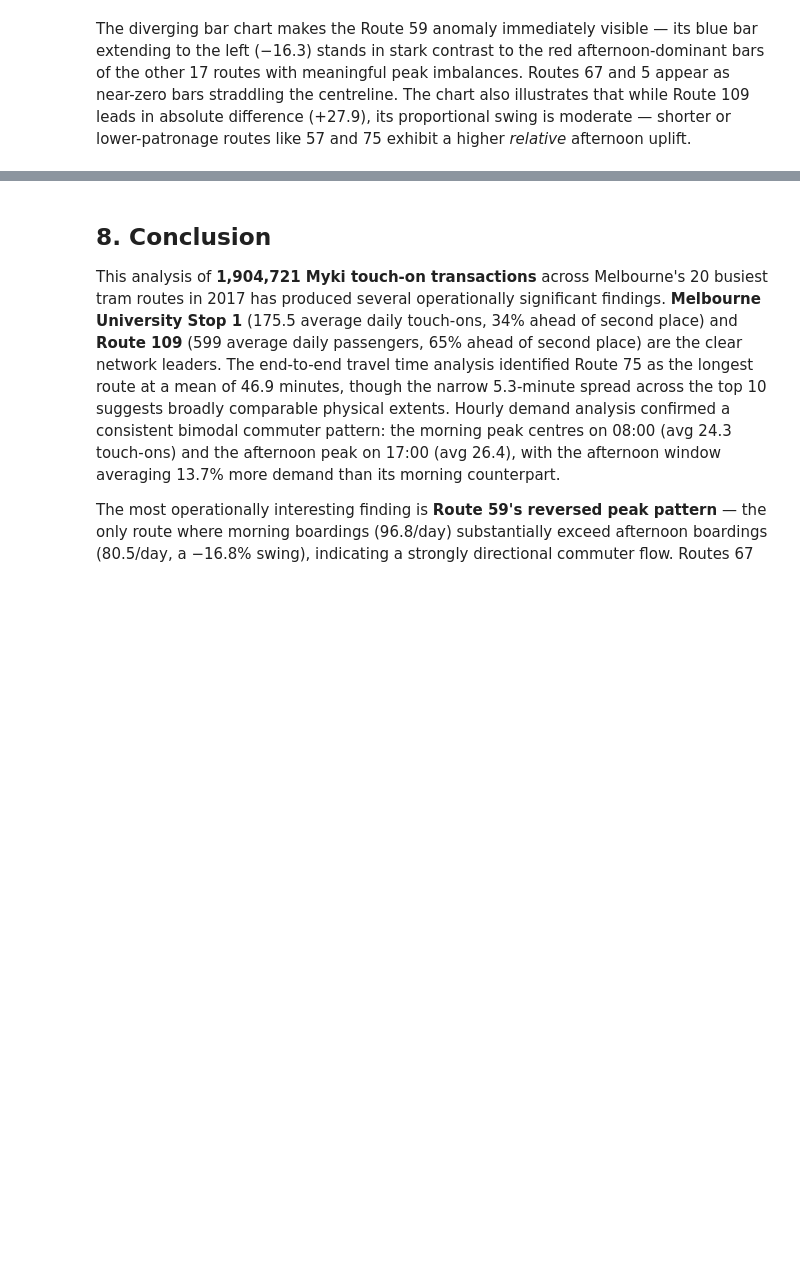
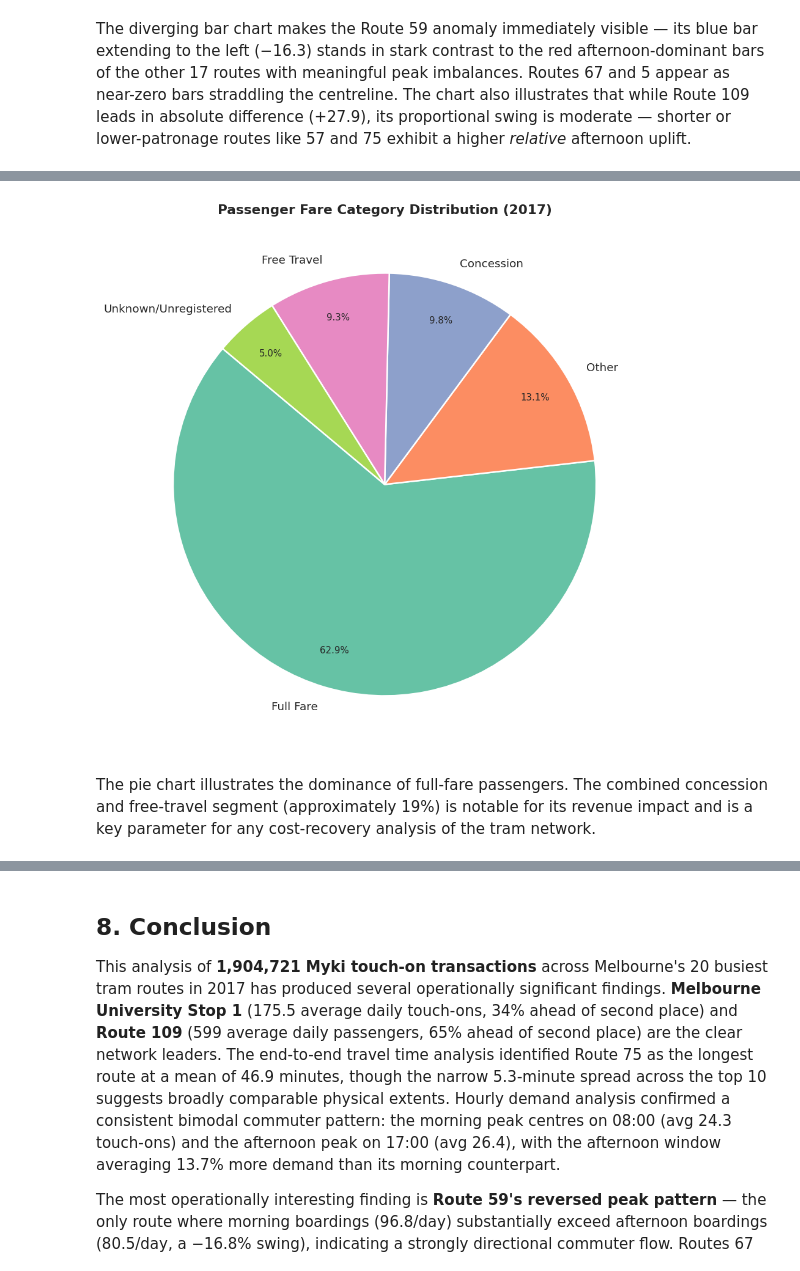
Before and after one commit to kawserutshopro321/Melbourne-Myki-Tram-Network-Analysis-Main-2017, a Jupyter notebook: SIT731_Task4P_225586507.ipynb, the cells around one changed output, grey strips where cells are left out. Drawn from its saved outputs; the diff is of its cells as text; code cells hidden in the pictures; blank space fills up the shorter version.

```diff
--- a/SIT731_Task4P_225586507.ipynb
+++ b/SIT731_Task4P_225586507.ipynb
@@ -601,0 +807,23 @@ The diverging bar chart makes the Route 59 anomaly immediately visible — its b
+# %%
+card_type_labels = {
+    1: 'Full Fare',
+    2: 'Concession',
+    9: 'Free Travel',
+    0: 'Unknown/Unregistered',
+    7: 'Other'
+}
+ct = scan_on['card_type'].value_counts().reset_index()
+ct.columns = ['card_type', 'count']
+ct['label'] = ct['card_type'].map(card_type_labels).fillna('Other')
+ct['pct']   = (ct['count'] / ct['count'].sum() * 100).round(2)
+
+# Aggregate 'Other'
+top = ct[ct['label'] != 'Other']
+other_row = pd.DataFrame([{
+    'card_type': -1,
+    'count': ct[ct['label']=='Other']['count'].sum(),
+    'label': 'Other',
+    'pct': ct[ct['label']=='Other']['pct'].sum().round(2)
+}])
+ct_plot = pd.concat([top, other_row], ignore_index=True).sort_values('count', ascending=False)
+print(ct_plot[['label','count','pct']].to_string(index=False))
@@ -601,0 +849,19 @@ The diverging bar chart makes the Route 59 anomaly immediately visible — its b
+# %%
+fig, ax = plt.subplots(figsize=(8, 8))
+wedge_colors = sns.color_palette('Set2', len(ct_plot))
+wedges, texts, autotexts = ax.pie(
+    ct_plot['count'], labels=ct_plot['label'],
+    autopct='%1.1f%%', colors=wedge_colors,
+    startangle=140, pctdistance=0.82,
+    wedgeprops=dict(edgecolor='white', linewidth=1.5)
+)
+for autotext in autotexts:
+    autotext.set_fontsize(9)
+ax.set_title('Passenger Fare Category Distribution (2017)', fontsize=13, fontweight='bold')
+plt.tight_layout()
+plt.savefig('portfolio_card_types.png', dpi=150, bbox_inches='tight')
+plt.show()
+# %% [output]
+[figure, added]
+# %% [markdown]
+The pie chart illustrates the dominance of full-fare passengers. The combined concession and free-travel segment (approximately 19%) is notable for its revenue impact and is a key parameter for any cost-recovery analysis of the tram network.
```
Also changed, not shown: parts of 48 cells of this notebook.
